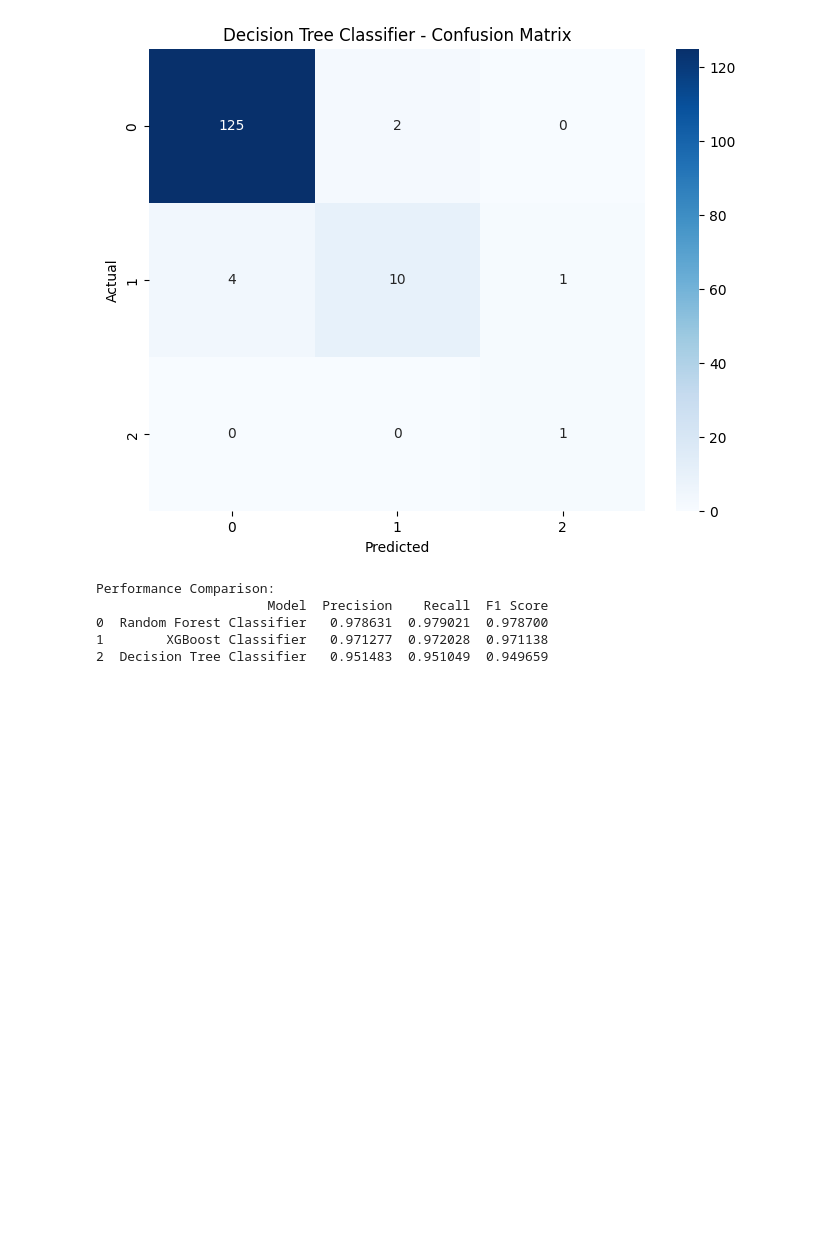
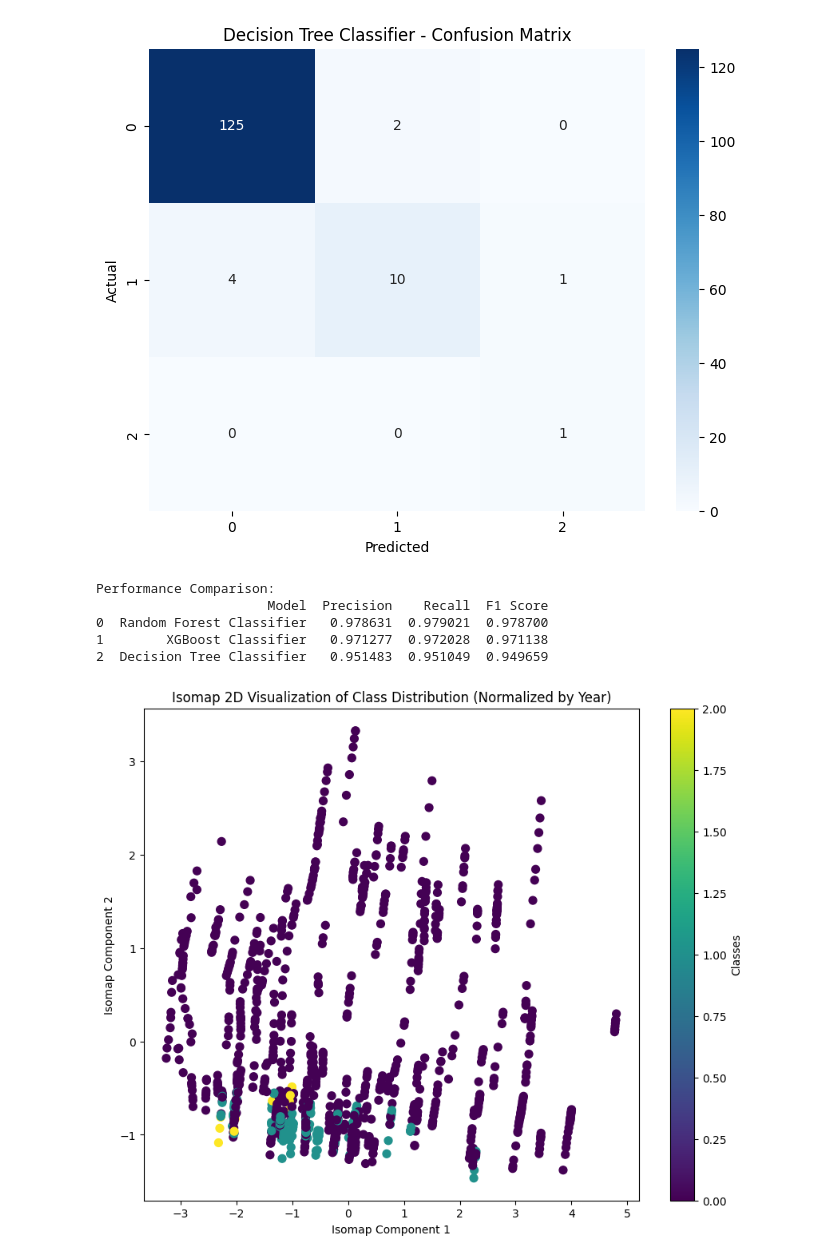
Before and after one commit to Jmuhleman/GML, a Jupyter notebook: apprentissage_unsupervised_classification.ipynb, the cells around one changed output. Saved outputs shown, nothing was run; the diff lists cells and outputs as text; code cells hidden in the pictures; blank space fills up the shorter version.

```diff
--- a/apprentissage_unsupervised_classification.ipynb
+++ b/apprentissage_unsupervised_classification.ipynb
@@ -209,3 +289,43 @@ Performance Comparison:
 0  Random Forest Classifier   0.978631  0.979021  0.978700
 1        XGBoost Classifier   0.971277  0.972028  0.971138
 2  Decision Tree Classifier   0.951483  0.951049  0.949659
+# %%
+from sklearn.preprocessing import StandardScaler
+from sklearn.manifold import Isomap
+import matplotlib.pyplot as plt
+
+# Fonction pour normaliser les données par année
+def normalize_by_year(df, features):
+    df_normalized = pd.DataFrame()
+    years = df["year"].unique()  # Liste des années
+
+    for year in years:
+        df_year = df[df["year"] == year].copy()  # Sous-ensemble par année
+        scaler = StandardScaler()
+        df_year[features] = scaler.fit_transform(df_year[features])  # Normalisation des features
+        df_normalized = pd.concat([df_normalized, df_year], ignore_index=True)  # Ajout des données normalisées
+
+    return df_normalized
+
+# Normalisation des données par année
+features = [ 'fertility', 'Avg_Temperature', 'Avg_Precipitation', 'Avg_Seasonality']
+final_df_normalized = normalize_by_year(final_df, features)
+
+# Préparer les données pour l'Isomap
+X_clustering = final_df_normalized[features].values
+y_classification = final_df_normalized['class'].values  # Classes cibles pour la visualisation
+
+# Appliquer Isomap pour réduire les données en 2D
+isomap = Isomap(n_neighbors=100, n_components=2)
+X_2d = isomap.fit_transform(X_clustering)
+
+# Visualisation
+plt.figure(figsize=(10, 8))
+scatter = plt.scatter(X_2d[:, 0], X_2d[:, 1], c=y_classification, cmap='viridis', s=50)
+plt.title("Isomap 2D Visualization of Class Distribution (Normalized by Year)")
+plt.xlabel("Isomap Component 1")
+plt.ylabel("Isomap Component 2")
+plt.colorbar(scatter, label='Classes')
+plt.show()
+# %% [output]
+[figure, added]
```
Also changed, not shown: parts of 7 cells of this notebook.
